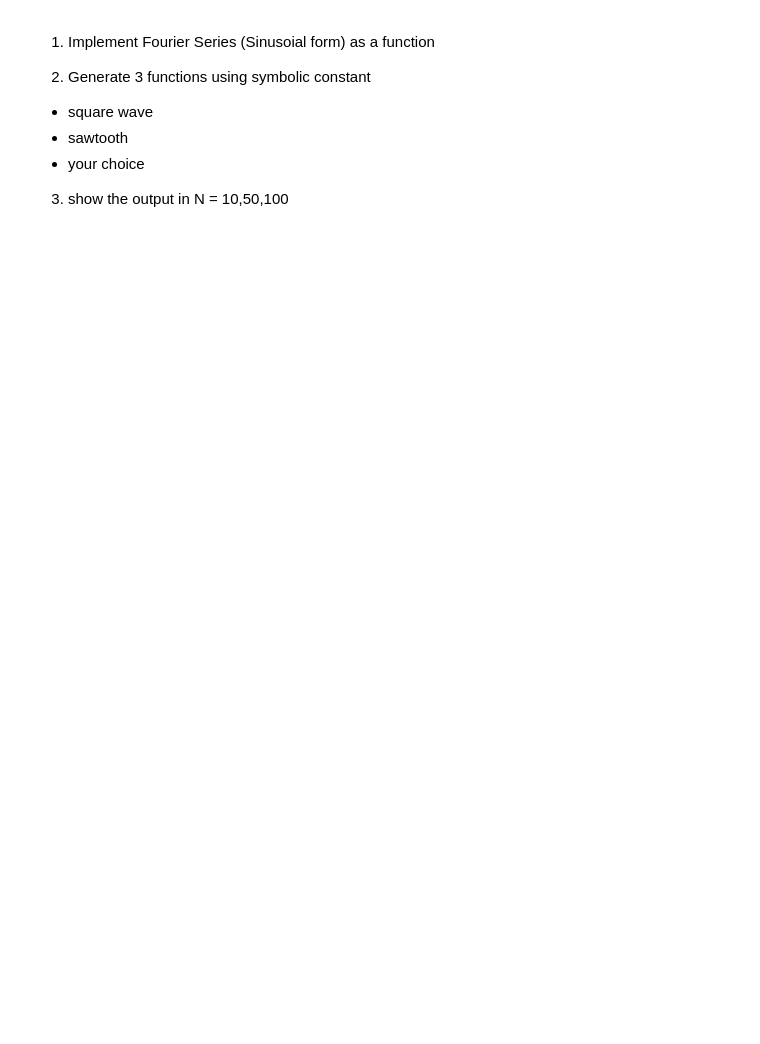
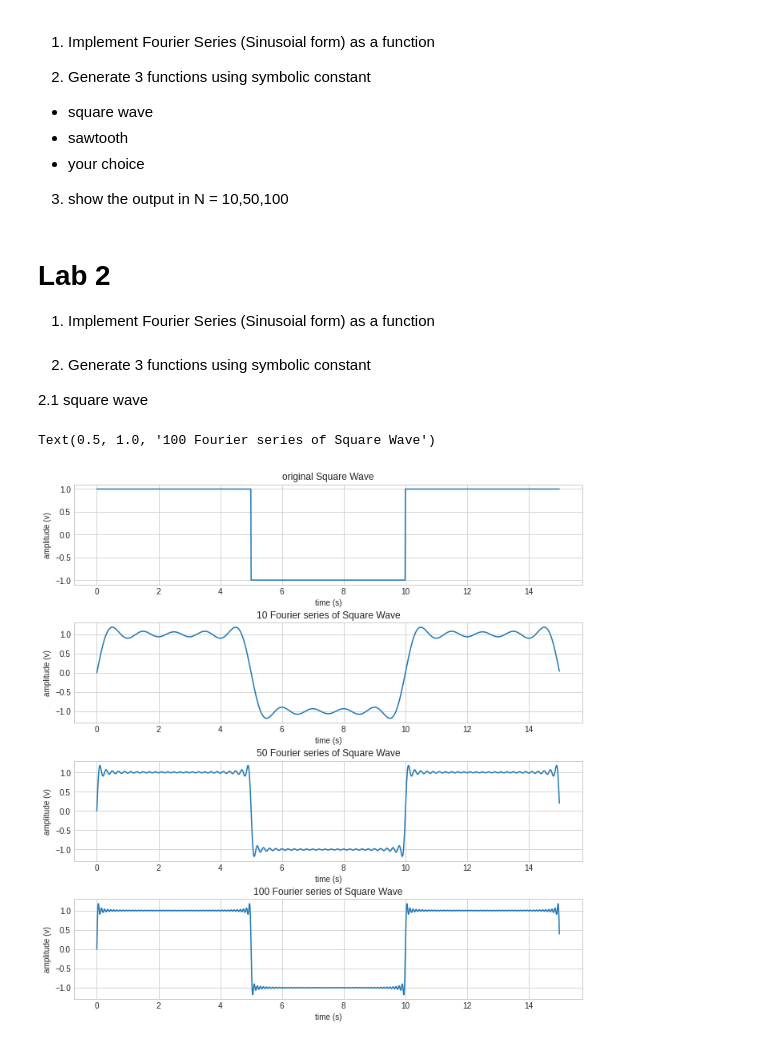
Before and after one commit to akraradets/2020AugSignalProcessing, a Jupyter notebook: lab/lab-2/lab2.ipynb, the cells around one changed output. Drawn from its saved outputs; the diff is of its cells as text; code cells hidden in the pictures; blank space fills up the shorter version.

```diff
--- a/lab/lab-2/lab2.ipynb
+++ b/lab/lab-2/lab2.ipynb
@@ -3,10 +3,11 @@ import numpy as np
 import matplotlib as mpl
 import matplotlib.pyplot as plt
 plt.style.use('seaborn-whitegrid')
-pi = np.pi
 
 from scipy import signal
 import scipy.integrate as integrate
+
+def createSubplot(n):
+    fig,ax = plt.subplots(n,figsize=(10,10))
+    fig.tight_layout(pad=3.0)
+    return fig,ax
-# %%
-def f(t):
-  return t**2
@@ -33,16 +18,16 @@ result[0]
 # b0 = integrate.quad(funcBn,0,T)[0] *2  / T
 # b0
 t = np.arange(0,15,0.01)
-signal = np.zeros(len(t))
+s = np.zeros(len(t))
 for i in range(1,500,2):
     # print(i)
-    coff = (4/(pi*i))
-    v = coff * np.sin(i * pi / 5 * t)
-    signal = signal + v
+    coff = (4/(np.pi*i))
+    v = coff * np.sin(i * np.pi / 5 * t)
+    s = s + v
     # sum = sum + (4/(pi*i))
 # print(sum,b0)
 
-plt.plot(t,signal)
+plt.plot(t,s)
 # %% [output]
 [<matplotlib.lines.Line2D at 0x...>]
 [figure]
@@ -81,3 +40,6 @@ AttributeError: 'numpy.ndarray' object has no attribute 'square'
 - your choice
 
 3. show the output in N = 10,50,100
+# %% [markdown]
+# Lab 2
+1. Implement Fourier Series (Sinusoial form) as a function
@@ -83,0 +78,41 @@ AttributeError: 'numpy.ndarray' object has no attribute 'square'
+# %% [markdown]
+2. Generate 3 functions using symbolic constant
+
+2.1 square wave
+# %%
+
+def Vn(t,f):
+    return signal.square(2 * np.pi * f * t)
+
+t = np.arange(0,15,0.01)
+f = 0.1
+s = Vn(t,f)
+fig, ax = createSubplot(4)
+ax[0].plot(t,s)
+ax[0].set_xlabel('time (s)')
+ax[0].set_ylabel('amplitude (v)')
+ax[0].set_title('original Square Wave')
+
+N = 10
+s = genFourierSeries(wave = Vn, freq=f, time = t, N = N)
+ax[1].plot(t,s)
+ax[1].set_xlabel('time (s)')
+ax[1].set_ylabel('amplitude (v)')
+ax[1].set_title(f"{N} Fourier series of Square Wave")
+
+N = 50
+s = genFourierSeries(wave = Vn, freq=f, time = t, N = N)
+ax[2].plot(t,s)
+ax[2].set_xlabel('time (s)')
+ax[2].set_ylabel('amplitude (v)')
+ax[2].set_title(f"{N} Fourier series of Square Wave")
+
+N = 100
+s = genFourierSeries(wave = Vn, freq=f, time = t, N = N)
+ax[3].plot(t,s)
+ax[3].set_xlabel('time (s)')
+ax[3].set_ylabel('amplitude (v)')
+ax[3].set_title(f"{N} Fourier series of Square Wave")
+# %% [output]
+Text(0.5, 1.0, '100 Fourier series of Square Wave')
+[figure, added]
```
Also changed, not shown: parts of 8 cells of this notebook.
